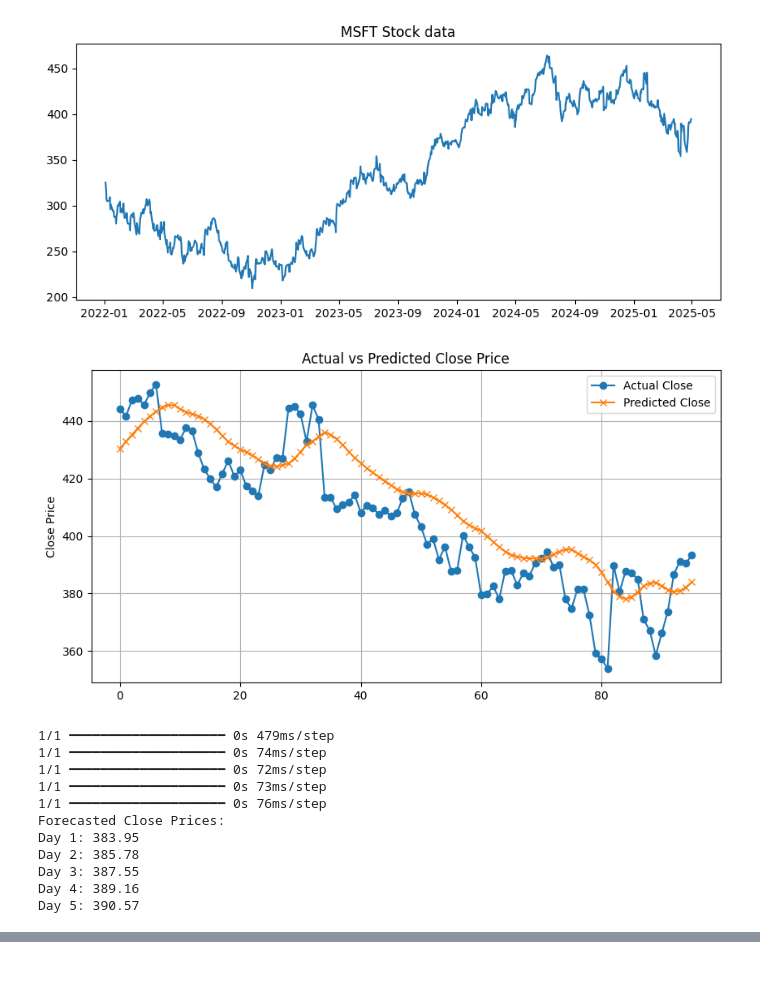
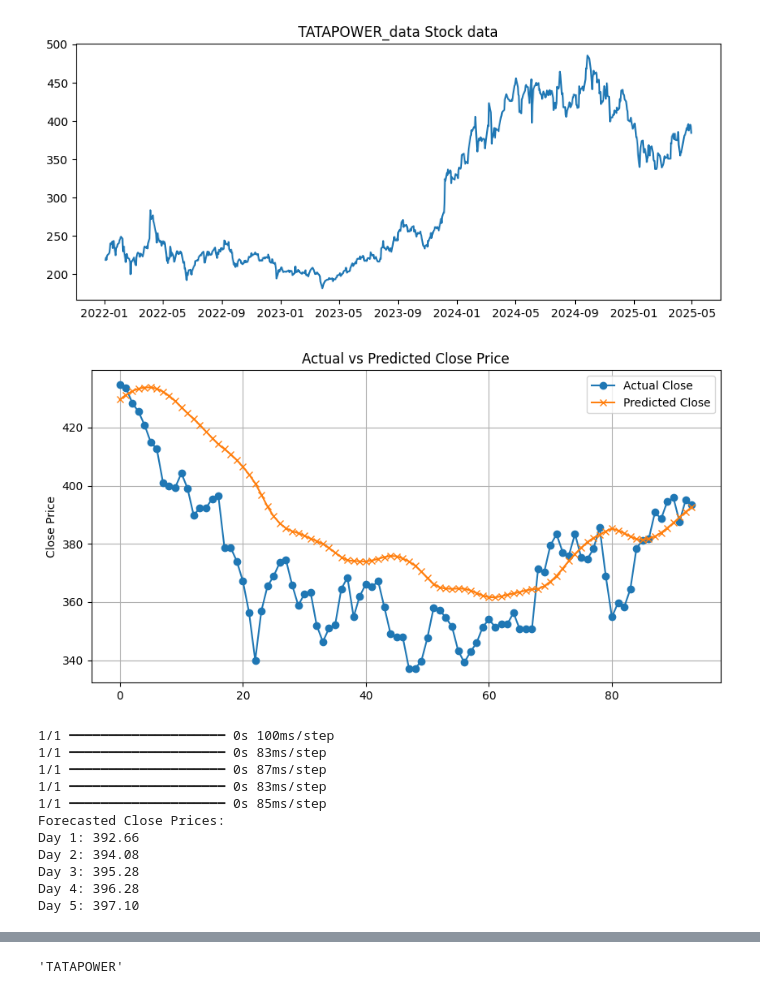
Before and after one commit to sindhuja184/stock_market_price_predict, a Jupyter notebook: stock_code.ipynb, the cells around one changed output, grey strips where cells are left out. Saved outputs shown, nothing was run; the diff lists cells and outputs as text; code cells hidden in the pictures.

Commit message:
Added more tickers

```diff
--- a/stock_code.ipynb
+++ b/stock_code.ipynb
@@ -151,11 +151,11 @@ def forecast(model, last_sequence, forecast_days):
     plt.legend()
     plt.show()
 # %%
-file_path = 'MSFT_data.csv'
+file_path = 'CSV/TATAPOWER_data.csv'
 df = pd.read_csv(file_path)
 
 forecast_days = 5
-ticker = "MSFT"
+ticker = file_path.split("/")[1].split('.')[0].split('_')[0]
 
 data_preprocess(df, ticker, forecast_days)
 indicators(df, forecast_days)
@@ -181,13 +180,13 @@ R-squared (R2) Score: 0.6916174500562507
-[figure, old version]
+[figure, new version]
-[figure, old version]
+[figure, new version]
-1/1 ━━━━━━━━━━━━━━━━━━━━ 0s 479ms/step
-1/1 ━━━━━━━━━━━━━━━━━━━━ 0s 74ms/step
-1/1 ━━━━━━━━━━━━━━━━━━━━ 0s 72ms/step
-1/1 ━━━━━━━━━━━━━━━━━━━━ 0s 73ms/step
-1/1 ━━━━━━━━━━━━━━━━━━━━ 0s 76ms/step
-Forecasted Close Prices:
-Day 1: 383.95
-Day 2: 385.78
-Day 3: 387.55
-Day 4: 389.16
-Day 5: 390.57
+1/1 ━━━━━━━━━━━━━━━━━━━━ 0s 100ms/step
+1/1 ━━━━━━━━━━━━━━━━━━━━ 0s 83ms/step
+1/1 ━━━━━━━━━━━━━━━━━━━━ 0s 87ms/step
+1/1 ━━━━━━━━━━━━━━━━━━━━ 0s 83ms/step
+1/1 ━━━━━━━━━━━━━━━━━━━━ 0s 85ms/step
+Forecasted Close Prices:
+Day 1: 392.66
+Day 2: 394.08
+Day 3: 395.28
+Day 4: 396.28
+Day 5: 397.10
@@ -196,0 +196,4 @@ model.save('my_model')
+# %%
+ticker
+# %% [output]
+'TATAPOWER'
```
Also changed, not shown: parts of 3 cells of this notebook, 11 other files.
